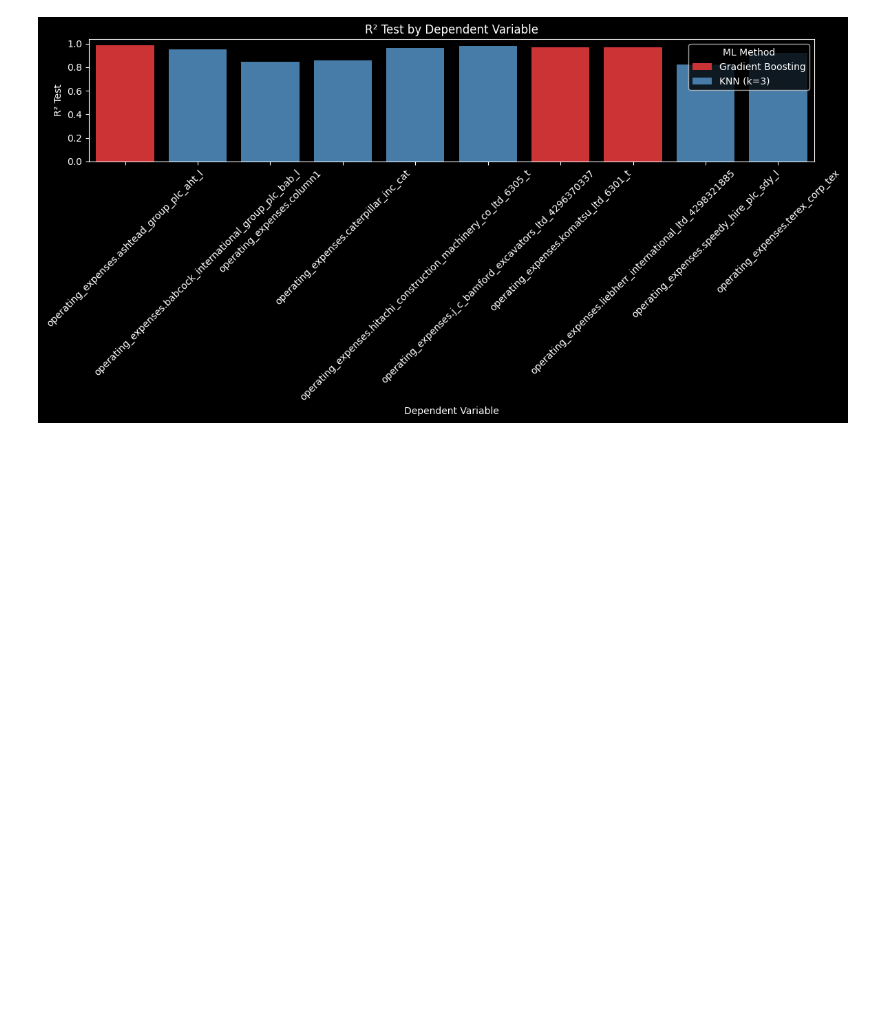
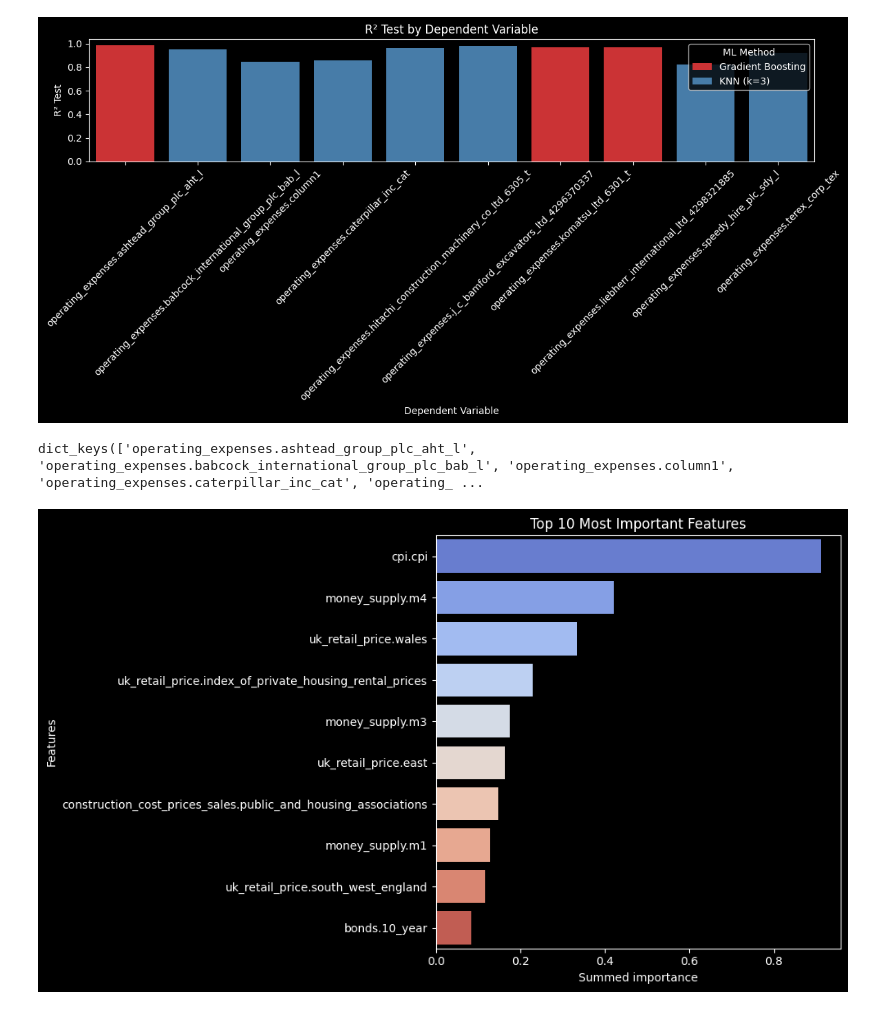
Before and after one commit to ZakITx/BAM_project, a Jupyter notebook: ML.ipynb, the cells around one changed output. Saved outputs shown, nothing was run; the diff lists cells and outputs as text; code cells hidden in the pictures; blank space fills up the shorter version.

```diff
--- a/ML.ipynb
+++ b/ML.ipynb
@@ -721,3 +747,3 @@ best_models = {list(item.keys())[0]: item[list(item.keys())[0]] for item in best
 # %%
-for i in dependent_vars:
-    plot_metrics(results, best_models, i)
+for i in dependent_vars_revenue:
+    plot_metrics(revenue_results_dict, best_models_revenue, i)
@@ -743,12 +755,12 @@ plot_models(best_models)
 # %% [markdown]
 ## Cost prediction
 # %%
-dependent_vars = list(df_final[xlsx['operating_expenses'].columns[1:]])
-df = df_final[dependent_vars + X].copy()
+dependent_vars_cost = list(df_final[xlsx['operating_expenses'].columns[1:]])
+df = df_final[dependent_vars_cost + X].copy()
 # %%
-resultats_cost = []
-for i in dependent_vars:
-    resultats_cost.append(regression_analysis(df, i, X))
+cost_results = []
+for i in dependent_vars_cost:
+    cost_results.append(regression_analysis(df, i, X))
 # %% [output]
 Data for operating_expenses.ashtead_group_plc_aht_l is normalized
 ⚠️ Dimension mismatch for Linear Regression: 83 importances vs 77 features
@@ -768,13 +780,13 @@ Data for operating_expenses.terex_corp_tex is normalized
 ⚠️ Dimension mismatch for Random Forest: 83 importances vs 77 features
 ⚠️ Dimension mismatch for Gradient Boosting: 83 importances vs 77 features
 # %%
-results = []
-for i in range(len(resultats_cost)):
-    results.append(resultats_cost[i][0])
+cost_results_dict = []
+for i in range(len(cost_results)):
+    cost_results_dict.append(cost_results[i][0])
 
-best_models = []
-for i in range(len(resultats_cost)):
-    best_models.append(resultats_cost[i][1])
+best_models_cost = []
+for i in range(len(cost_results)):
+    best_models_cost.append(cost_results[i][1])
 
-best_models = {list(item.keys())[0]: item[list(item.keys())[0]] for item in best_models}
+best_models_cost = {list(item.keys())[0]: item[list(item.keys())[0]] for item in best_models_cost}
 # %%
@@ -799,3 +797,8 @@ plot_models(best_models)
 # %% [output]
 [figure]
 [figure]
+# %%
+plot_feature_importance(best_models_cost)
+# %% [output]
+dict_keys(['operating_expenses.ashtead_group_plc_aht_l', 'operating_expenses.babcock_international_group_plc_bab_l', 'operating_expenses.column1', 'operating_expenses.caterpillar_inc_cat', 'operating_ ...
+[figure, added]
```
Also changed, not shown: parts of 12 cells of this notebook.
